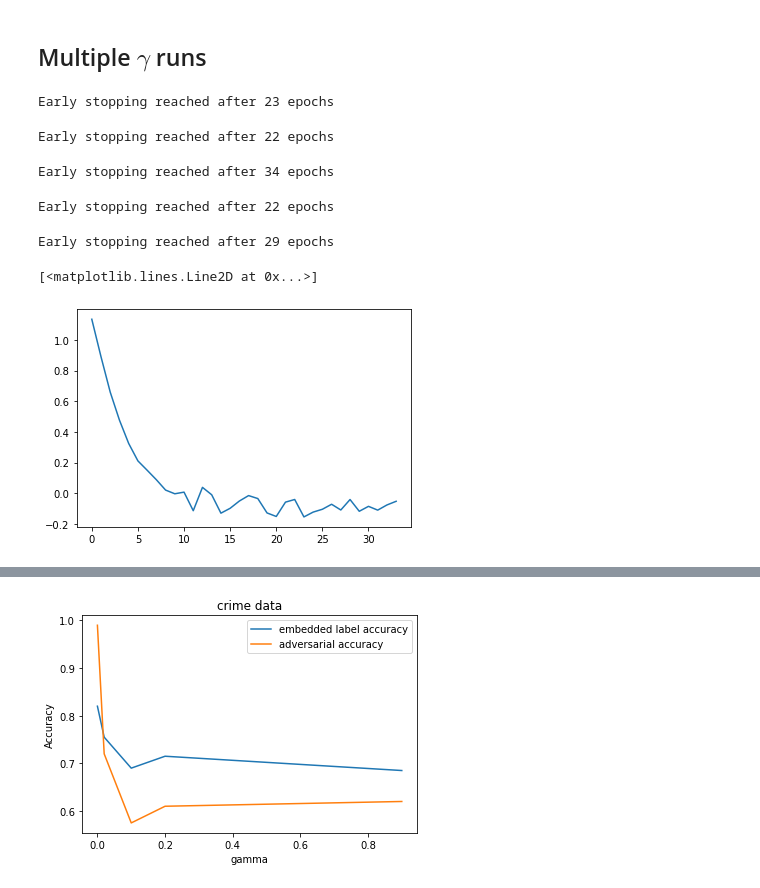
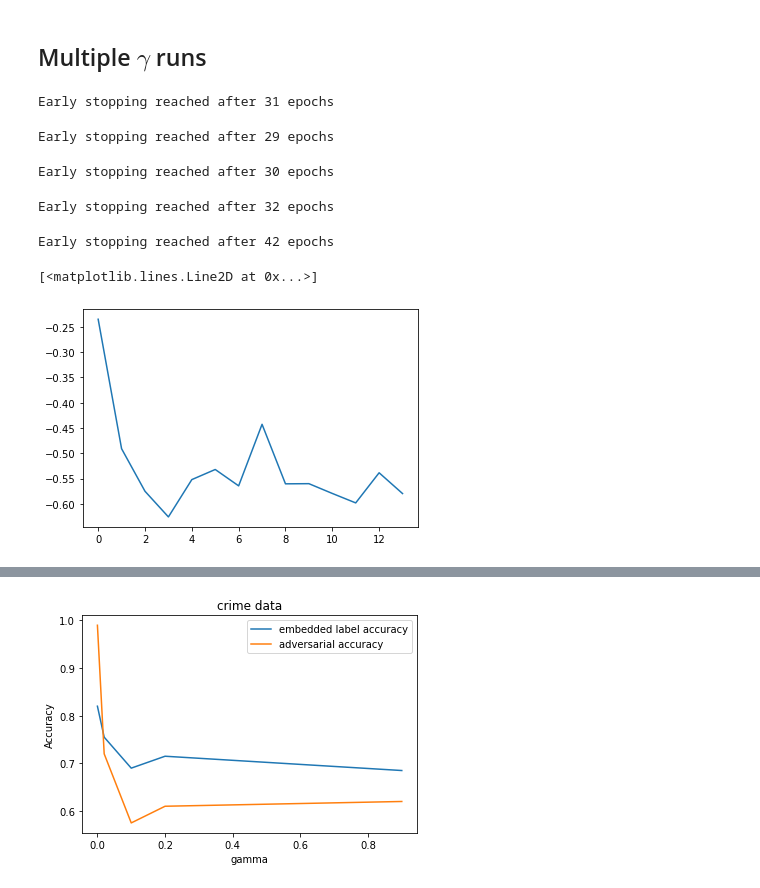
Before and after one commit to jtamanas/FNF4HEP, a Jupyter notebook: CrimeExample.ipynb, the cells around one changed output, grey strips where cells are left out. Cells and saved outputs as stored; diff of their text form; code cells hidden in the pictures.

```diff
--- a/CrimeExample.ipynb
+++ b/CrimeExample.ipynb
@@ -133,11 +133,10 @@ probability_flow = Flow(data_dim=data_train.shape[-1],
                   num_bins = 50,
                   tails='linear',
                   tail_bound=6.0,
-                  gamma = 0.5,
+                  gamma = 0.01,
         )
-optimizer = torch.optim.AdamW(probability_flow.parameters(), lr=1e-4, weight_decay=1e-4)
 # %%
-val_loss = probability_flow.fit_prob_flow(
+tot_loss, mle_loss, label_loss = probability_flow.fit_prob_flow(
         data_generator_context_train,
         data_generator_val,
         lr=1e-4,
@@ -238,7 +192,8 @@ P-flow Label accuracy: 0.7099999785423279 P-flow Adversarial accuracy: 0.6449999
 # %% [markdown]
 ## Multiple $\gamma$ runs
 # %%
-gammas = [0.0, 0.02, 0.1, 0.2, 0.9]
+# gammas = [0.0, 0.02, 0.1, 0.2, 0.9, 1.0]
+gammas = [0.0, 0.02, 0.05, 0.1, 0.2]
 prob_flows = []
 # %%
 #todo Add patience parameter instead of num_epochs
@@ -254,7 +209,7 @@ for gamma in gammas:
                   gamma = gamma,
         )
 
-    val_loss = probability_flow.fit_prob_flow(
+    tot_loss, mle_loss, label_loss = probability_flow.fit_prob_flow(
         data_generator_context_train,
         data_generator_val,
         lr=1e-4,
@@ -263,16 +218,16 @@ for gamma in gammas:
         n_steps_per_epoch=int(1e2),
         patience=10,)
 
-    val_losses.append(val_loss)
+    val_losses.append(tot_loss)
     prob_flows.append(probability_flow)
 # %% [output]
-Early stopping reached after 23 epochs
+Early stopping reached after 31 epochs
-Early stopping reached after 22 epochs
+Early stopping reached after 29 epochs
-Early stopping reached after 34 epochs
+Early stopping reached after 30 epochs
-Early stopping reached after 22 epochs
+Early stopping reached after 32 epochs
-Early stopping reached after 29 epochs
+Early stopping reached after 42 epochs
 # %%
-plt.plot(val_losses[2], label="validation loss")
+plt.plot(val_losses[-1], label="validation loss")
 # %% [output]
 [<matplotlib.lines.Line2D at 0x...>]
-[figure, old version]
+[figure, new version]
```
Also changed, not shown: parts of 12 cells of this notebook, 4 other files.
